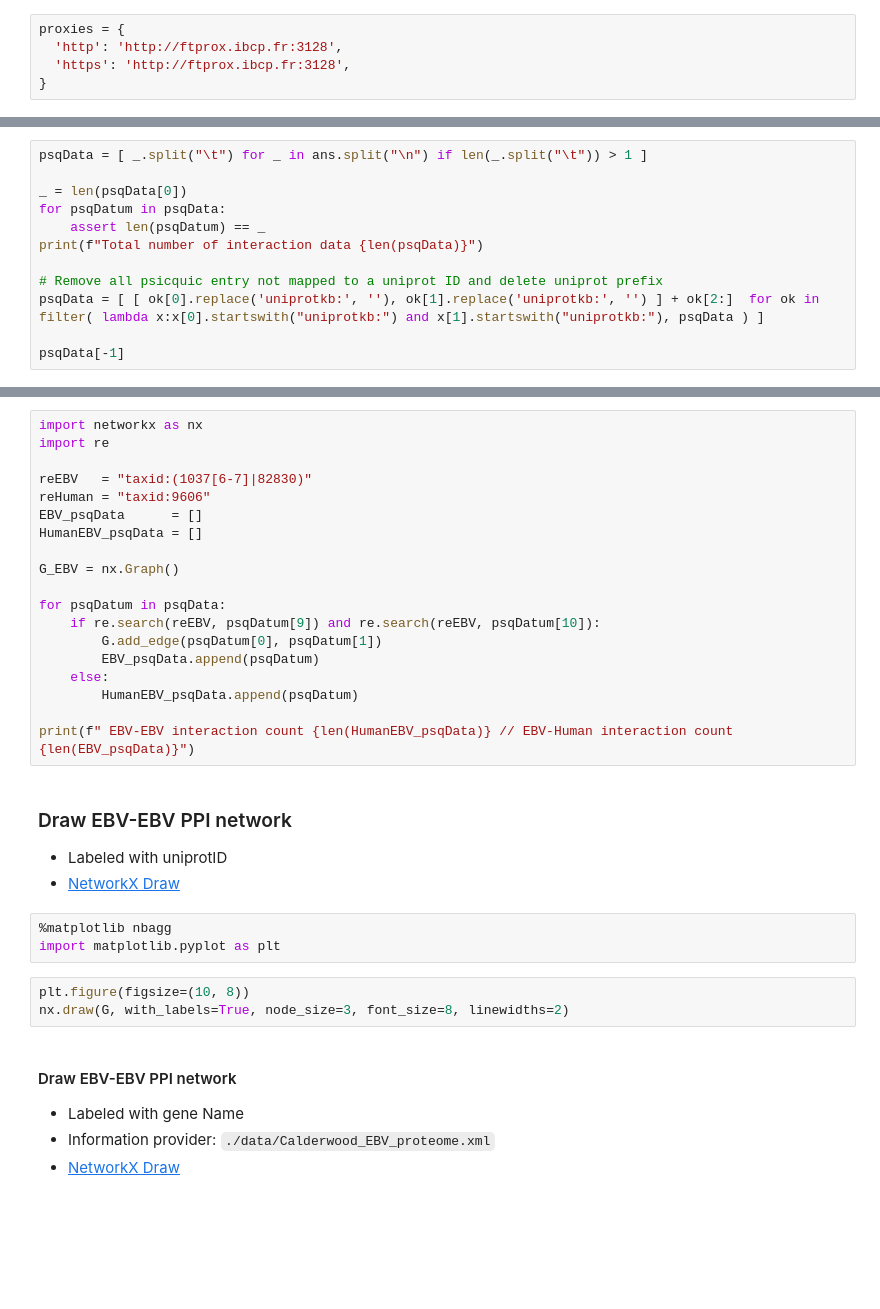
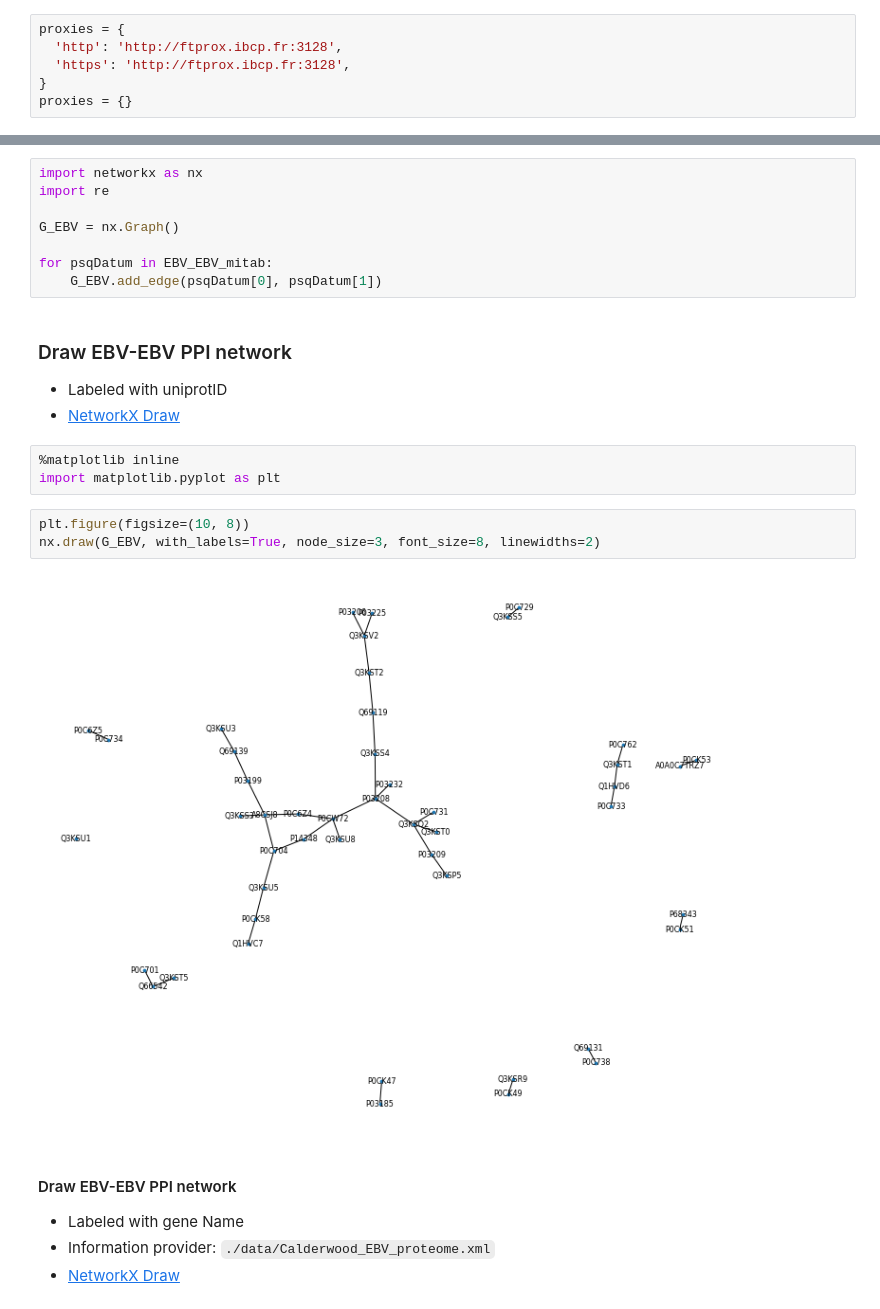
Before and after one commit to zhihan222/Interactomics_tp, a Jupyter notebook: answers.ipynb, the cells around one changed output, grey strips where cells are left out. Cells and saved outputs as stored; diff of their text form; blank space fills up the shorter version.

```diff
--- a/answers.ipynb
+++ b/answers.ipynb
@@ -6,3 +6,4 @@ proxies = {
   'http': 'http://ftprox.ibcp.fr:3128',
   'https': 'http://ftprox.ibcp.fr:3128',
 }
+proxies = {}
@@ -27,12 +31,0 @@ ans = httpReq.text
-# %%
-psqData = [ _.split("\t") for _ in ans.split("\n") if len(_.split("\t")) > 1 ]
-
-_ = len(psqData[0])
-for psqDatum in psqData:
-    assert len(psqDatum) == _
-print(f"Total number of interaction data {len(psqData)}")
-
-# Remove all psicquic entry not mapped to a uniprot ID and delete uniprot prefix
-psqData = [ [ ok[0].replace('uniprotkb:', ''), ok[1].replace('uniprotkb:', '') ] + ok[2:]  for ok in filter( lambda x:x[0].startswith("uniprotkb:") and x[1].startswith("uniprotkb:"), psqData ) ]
-
-psqData[-1]
@@ -41,32 +81,23 @@ psqData[-1]
-# %%
-import networkx as nx
-import re
-
-reEBV   = "taxid:(1037[6-7]|82830)"
-reHuman = "taxid:9606"
-EBV_psqData      = []
-HumanEBV_psqData = []
-
-G_EBV = nx.Graph()
-
-for psqDatum in psqData:
-    if re.search(reEBV, psqDatum[9]) and re.search(reEBV, psqDatum[10]):
-        G.add_edge(psqDatum[0], psqDatum[1])
-        EBV_psqData.append(psqDatum)
-    else:
-        HumanEBV_psqData.append(psqDatum)
-
-print(f" EBV-EBV interaction count {len(HumanEBV_psqData)} // EBV-Human interaction count {len(EBV_psqData)}")
+# %%
+import networkx as nx
+import re
+
+G_EBV = nx.Graph()
+
+for psqDatum in EBV_EBV_mitab:
+    G_EBV.add_edge(psqDatum[0], psqDatum[1])
 # %% [markdown]
 ### Draw EBV-EBV PPI network
 * Labeled with uniprotID
 * [NetworkX Draw](https://networkx.github.io/documentation/latest/reference/generated/networkx.drawing.nx_pylab.draw_networkx.html#networkx.drawing.nx_pylab.draw_networkx)
 # %%
-%matplotlib nbagg
+%matplotlib inline
 import matplotlib.pyplot as plt
 # %%
 plt.figure(figsize=(10, 8))
-nx.draw(G, with_labels=True, node_size=3, font_size=8, linewidths=2)
+nx.draw(G_EBV, with_labels=True, node_size=3, font_size=8, linewidths=2)
+# %% [output]
+[figure, added]
 # %% [markdown]
 #### Draw EBV-EBV PPI network
 * Labeled with gene Name
```
Also changed, not shown: parts of 9 cells of this notebook, 1 other file.
